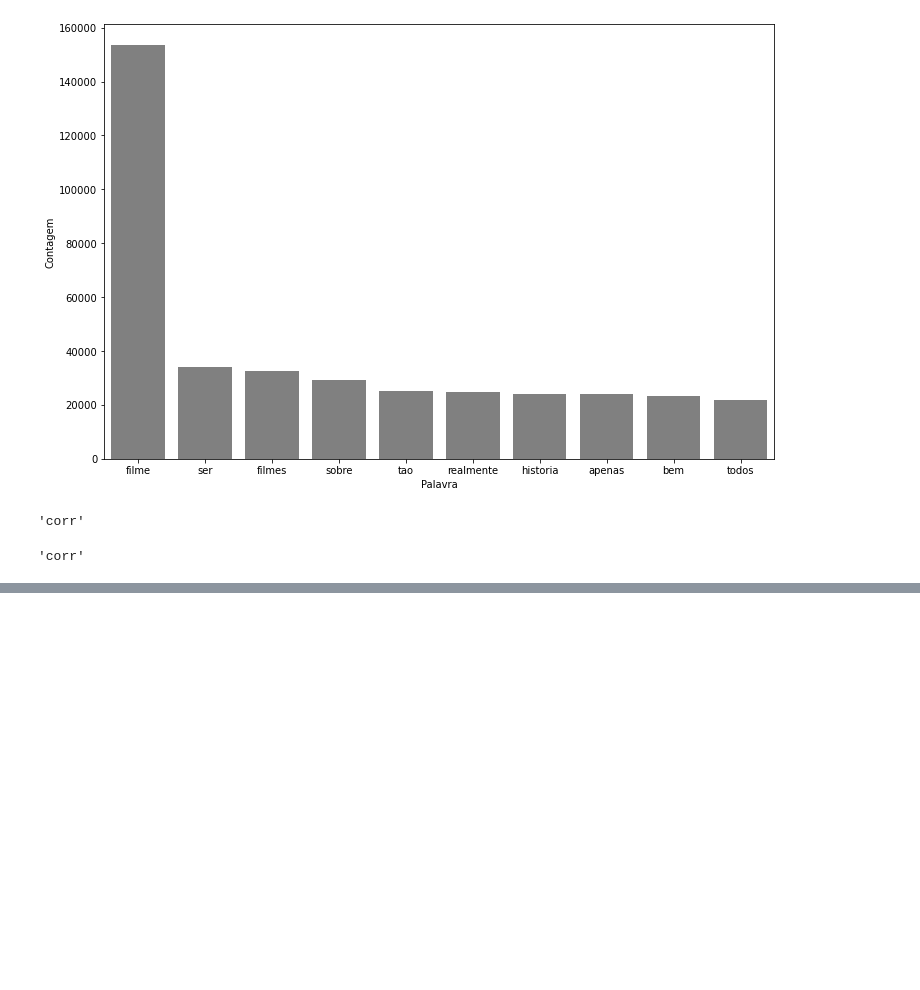
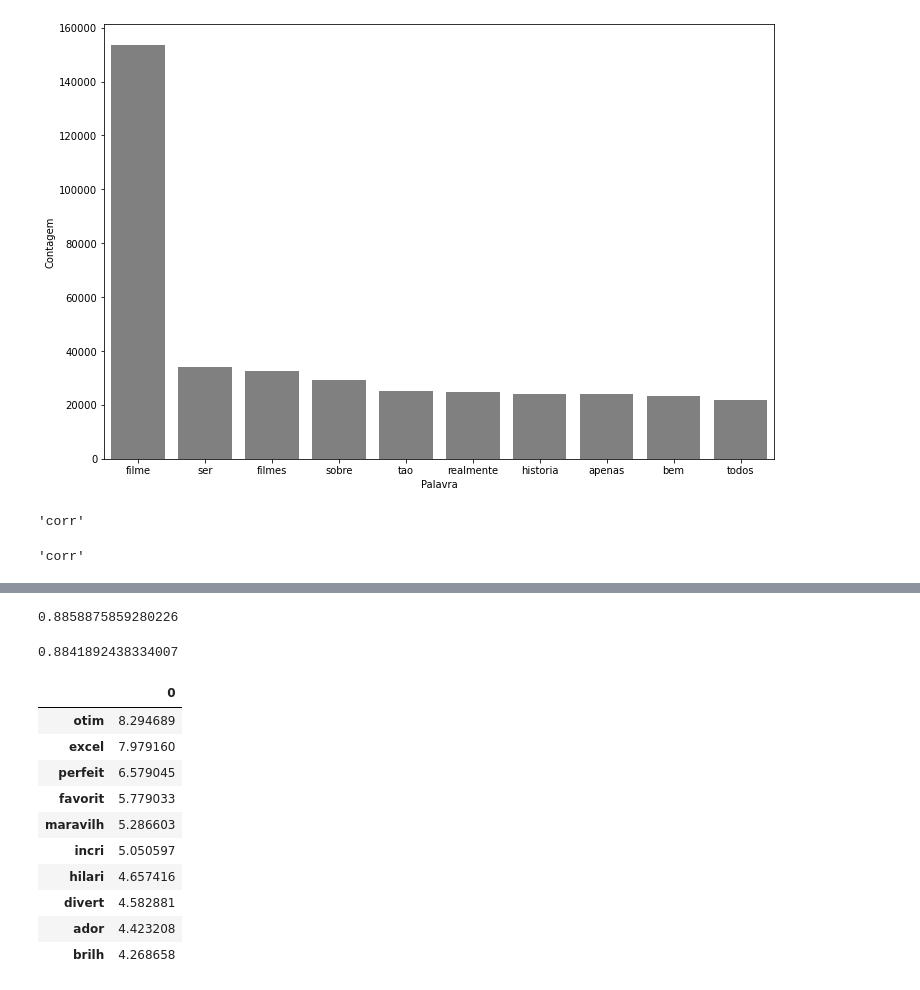
Before and after one commit to radoslz/curso-linguagem-natural-introducao-nlp, a Jupyter notebook: Curso part 2.ipynb, the cells around one changed output, grey strips where cells are left out. Saved outputs shown, nothing was run; the diff lists cells and outputs as text; code cells hidden in the pictures; blank space fills up the shorter version.

```diff
--- a/Curso part 2.ipynb
+++ b/Curso part 2.ipynb
@@ -255,0 +277,7 @@ NameError: name 'acuracia_tratamento4' is not defined
+# %%
+tfidf_bruto = tfidf.fit_transform(data["text_pt"])
+treino, teste, classe_treino, classe_teste = train_test_split(tfidf_bruto, data["classificacao"], random_state = 42)
+
+regressao_logistica.fit(treino, classe_treino)
+acuracia_tfidf_bruto = regressao_logistica.score(teste, classe_teste)
+print(acuracia_tfidf_bruto)
@@ -255,0 +286,7 @@ NameError: name 'acuracia_tratamento4' is not defined
+# %%
+tfidf_tratados = tfidf.fit_transform(data["tratamento_5"])
+treino, teste, classe_treino, classe_teste = train_test_split(tfidf_tratados, data["classificacao"], random_state = 42)
+
+regressao_logistica.fit(treino, classe_treino)
+acuracia_tfidf_tratados = regressao_logistica.score(teste, classe_teste)
+print(acuracia_tfidf_tratados)
@@ -255,0 +310,37 @@ NameError: name 'acuracia_tratamento4' is not defined
+# %%
+tfidf = TfidfVectorizer(lowercase=False, ngram_range = (1,2))
+vetor_tfidf = tfidf.fit_transform(data["tratamento_5"])
+treino, teste, classe_treino, classe_teste = train_test_split(vetor_tfidf, data["classificacao"], random_state = 42)
+
+regressao_logistica.fit(treino, classe_treino)
+acuracia_tfidf_ngrams = regressao_logistica.score(teste, classe_teste)
+print(acuracia_tfidf_ngrams)
+# %% [output]
+0.8858875859280226
+# %%
+tfidf = TfidfVectorizer(lowercase=False)
+vetor_tfidf = tfidf.fit_transform(data["tratamento_5"])
+treino, teste, classe_treino, classe_teste = train_test_split(vetor_tfidf, data["classificacao"], random_state = 42)
+regressao_logistica.fit(treino, classe_treino)
+acuracia_tfidf = regressao_logistica.score(teste, classe_teste)
+print(acuracia_tfidf)
+# %% [output]
+0.8841892438334007
+# %%
+pesos = pd.DataFrame(
+    regressao_logistica.coef_[0].T,
+    index = tfidf.get_feature_names()
+)
+pesos.nlargest(10, 0)
+# %% [output]
+|  | 0 |
+| otim | 8.294689 |
+| excel | 7.979160 |
+| perfeit | 6.579045 |
+| favorit | 5.779033 |
+| maravilh | 5.286603 |
+| incri | 5.050597 |
+| hilari | 4.657416 |
+| divert | 4.582881 |
+| ador | 4.423208 |
+| brilh | 4.268658 |
```
Also changed, not shown: parts of 8 cells of this notebook.
